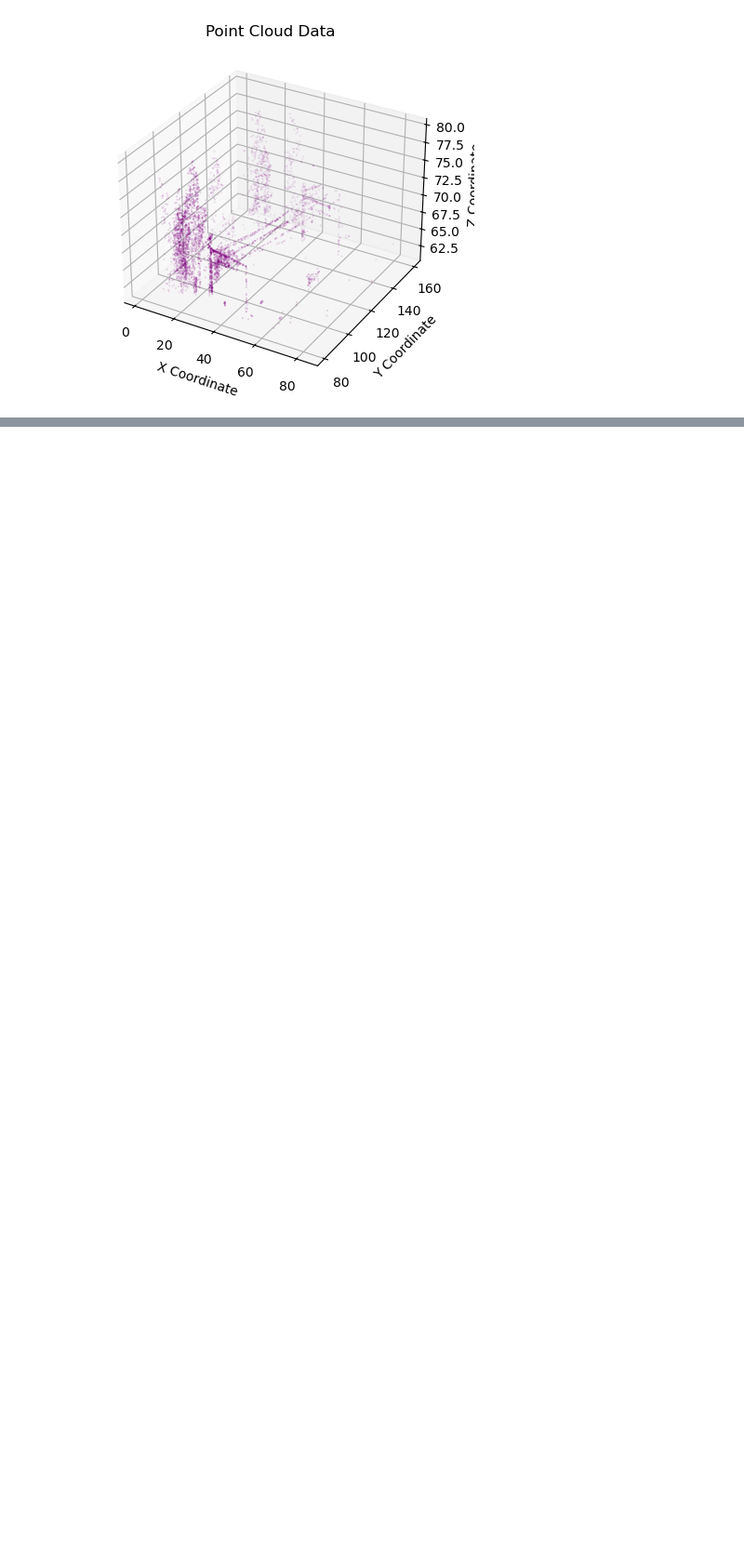
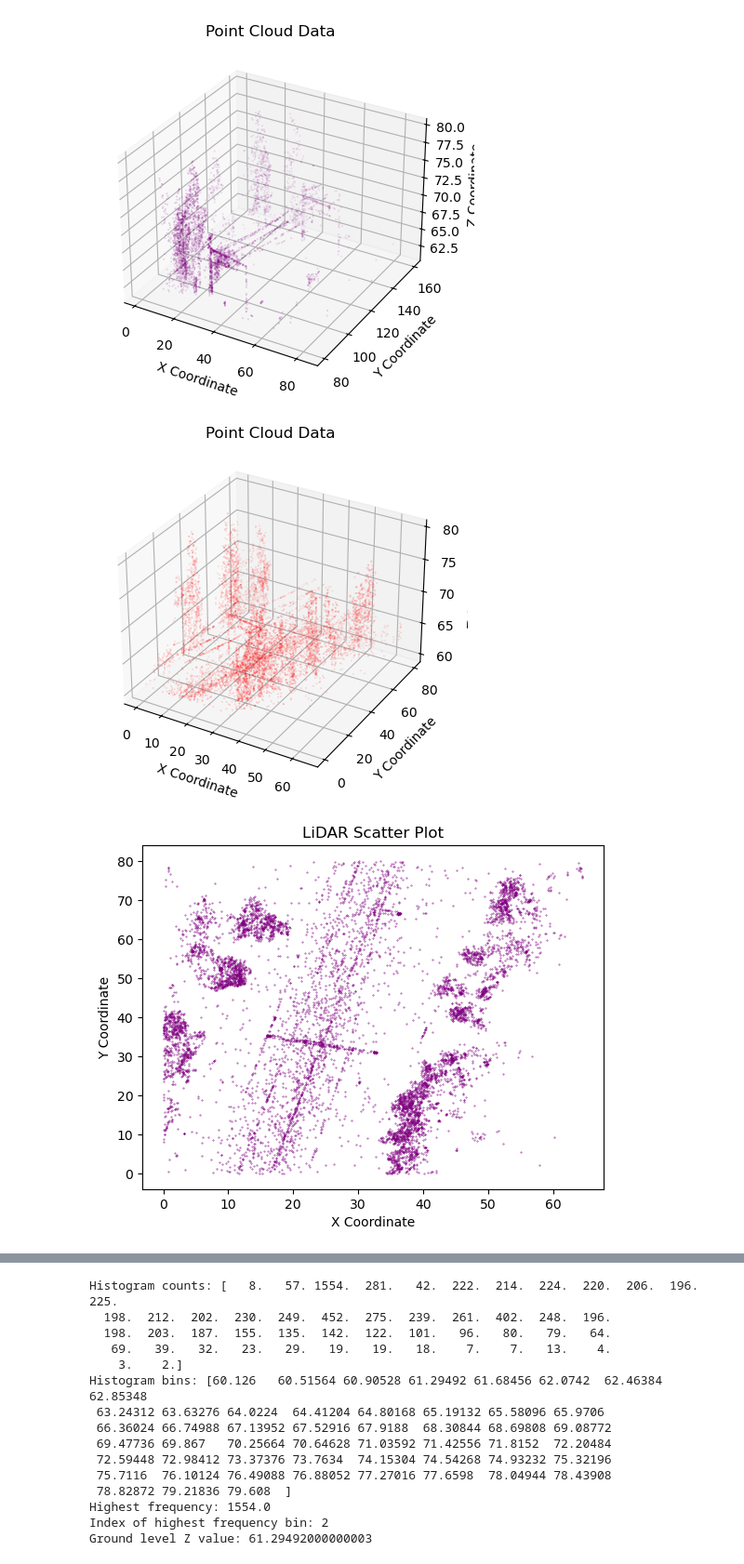
Before and after one commit to Atefeh-Mirzabeigi/LiDAR-Point-Cloud-Processing, a Jupyter notebook: Lidar_assignment-1/share2.ipynb, the cells around one changed output, grey strips where cells are left out. Shown at 93% size. Saved outputs shown, nothing was run; the diff lists cells and outputs as text; code cells hidden in the pictures; blank space fills up the shorter version.

```diff
--- a/Lidar_assignment-1/share2.ipynb
+++ b/Lidar_assignment-1/share2.ipynb
@@ -28,7 +28,7 @@ Try to create commits and version for each task.
 
 #%% read file containing point cloud data
 pcd = np.load("dataset1.npy")
-
+pcd2 = np.load("dataset2.npy")
 print("Point cloud data shape:", pcd.shape)
 # pcd.shape
 #%% show downsampled data in external window
@@ -130,3 +122,55 @@ Highest frequency: 1697.0
 Index of highest frequency bin: 1
 Ground level Z value: 61.58419999999999
 [figure]
+# %%
+'''
+Task 1 (3)
+find the best value for the ground level
+One way to do it is useing a histogram
+np.histogram
+
+update the function get_ground_level() with your changes
+
+For both the datasets
+Report the ground level in the readme file in your github project
+Add the histogram plots to your project readme
+'''
+downSampled_pdc2 = pcd2[::10]
+
+def show_cloud(points_plt):
+    ax = plt.axes(projection='3d')
+    ax.set_title("Point Cloud Data")
+    ax.set_xlabel("X Coordinate")
+    ax.set_ylabel("Y Coordinate")
+    ax.set_zlabel("Z Coordinate")
+    ax.scatter(points_plt[:,0], points_plt[:,1], points_plt[:,2], c='red',s=0.01)
+    plt.show()
+show_cloud(downSampled_pdc2)
+
+
+x_2 = downSampled_pdc2[:,0]
+y_2= downSampled_pdc2[:,1]
+z_2 = downSampled_pdc2[:,2]
+
+show_scatter(x_2, y_2)
+
+counts, bins, patches= plt.hist(z_2, color='red', bins=50, edgecolor='black')
+plt.title("Z Coordinate Histogram")
+plt.xlabel("Z Coordinate")
+plt.ylabel("Frequency")
+plt.show()
+
+print("Histogram counts:", counts)
+print("Histogram bins:", bins)
+
+est_ground_level2 = get_ground_level(counts, bins)
+
+pcd2_above_ground = downSampled_pdc2[downSampled_pdc2[:,2] > est_ground_level2]
+
+pcd2_above_ground.shape
+
+#%% side view
+show_cloud(pcd2_above_ground)
+# %% [output]
+[figure, added]
+[figure, added]
@@ -132,0 +178,15 @@ Ground level Z value: 61.58419999999999
+Histogram counts: [   8.   57. 1554.  281.   42.  222.  214.  224.  220.  206.  196.  225.
+  198.  212.  202.  230.  249.  452.  275.  239.  261.  402.  248.  196.
+  198.  203.  187.  155.  135.  142.  122.  101.   96.   80.   79.   64.
+   69.   39.   32.   23.   29.   19.   19.   18.    7.    7.   13.    4.
+    3.    2.]
+Histogram bins: [60.126   60.51564 60.90528 61.29492 61.68456 62.0742  62.46384 62.85348
+ 63.24312 63.63276 64.0224  64.41204 64.80168 65.19132 65.58096 65.9706
+ 66.36024 66.74988 67.13952 67.52916 67.9188  68.30844 68.69808 69.08772
+ 69.47736 69.867   70.25664 70.64628 71.03592 71.42556 71.8152  72.20484
+ 72.59448 72.98412 73.37376 73.7634  74.15304 74.54268 74.93232 75.32196
+ 75.7116  76.10124 76.49088 76.88052 77.27016 77.6598  78.04944 78.43908
+ 78.82872 79.21836 79.608  ]
+Highest frequency: 1554.0
+Index of highest frequency bin: 2
+Ground level Z value: 61.29492000000003
```
Also changed, not shown: parts of 6 cells of this notebook, 12 other files.
